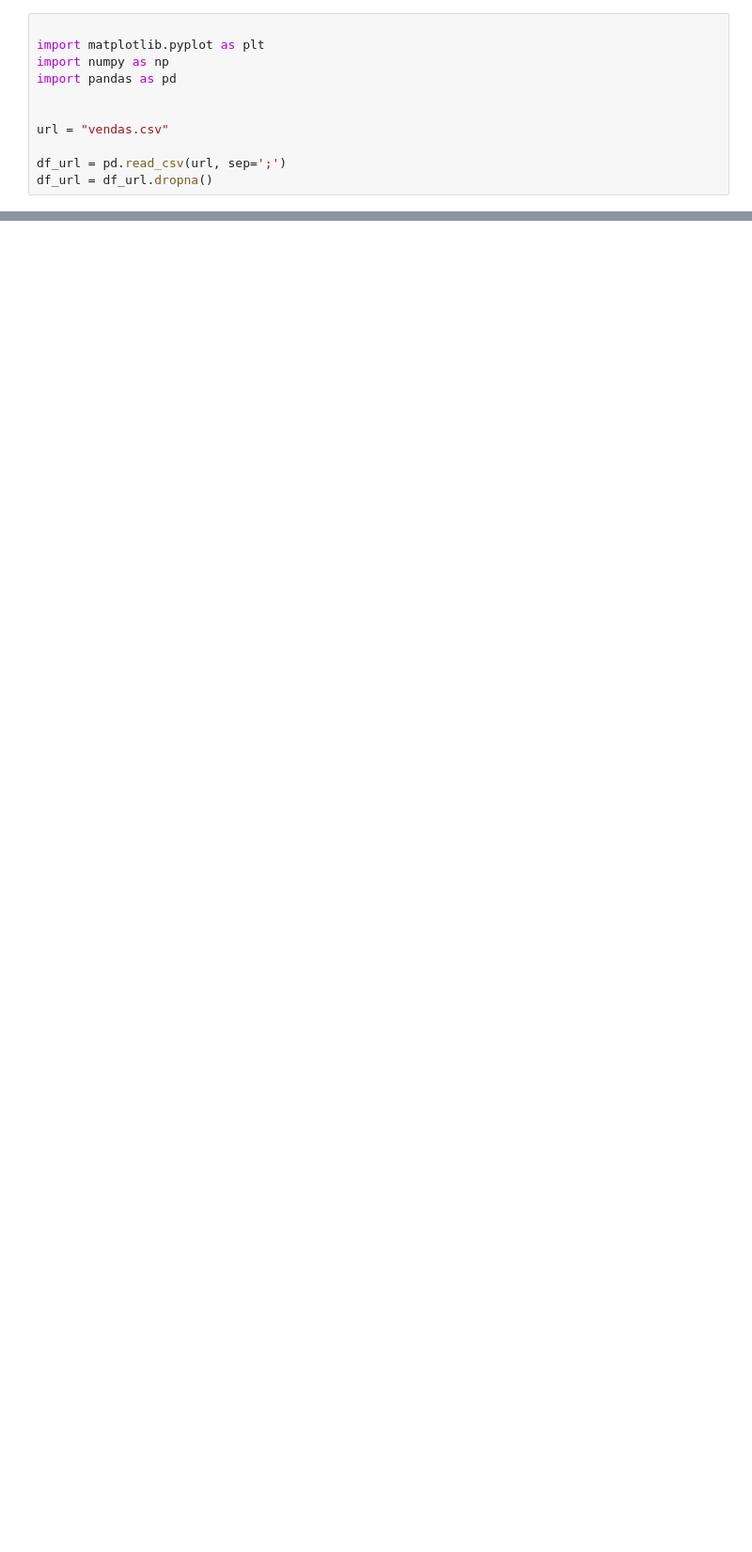
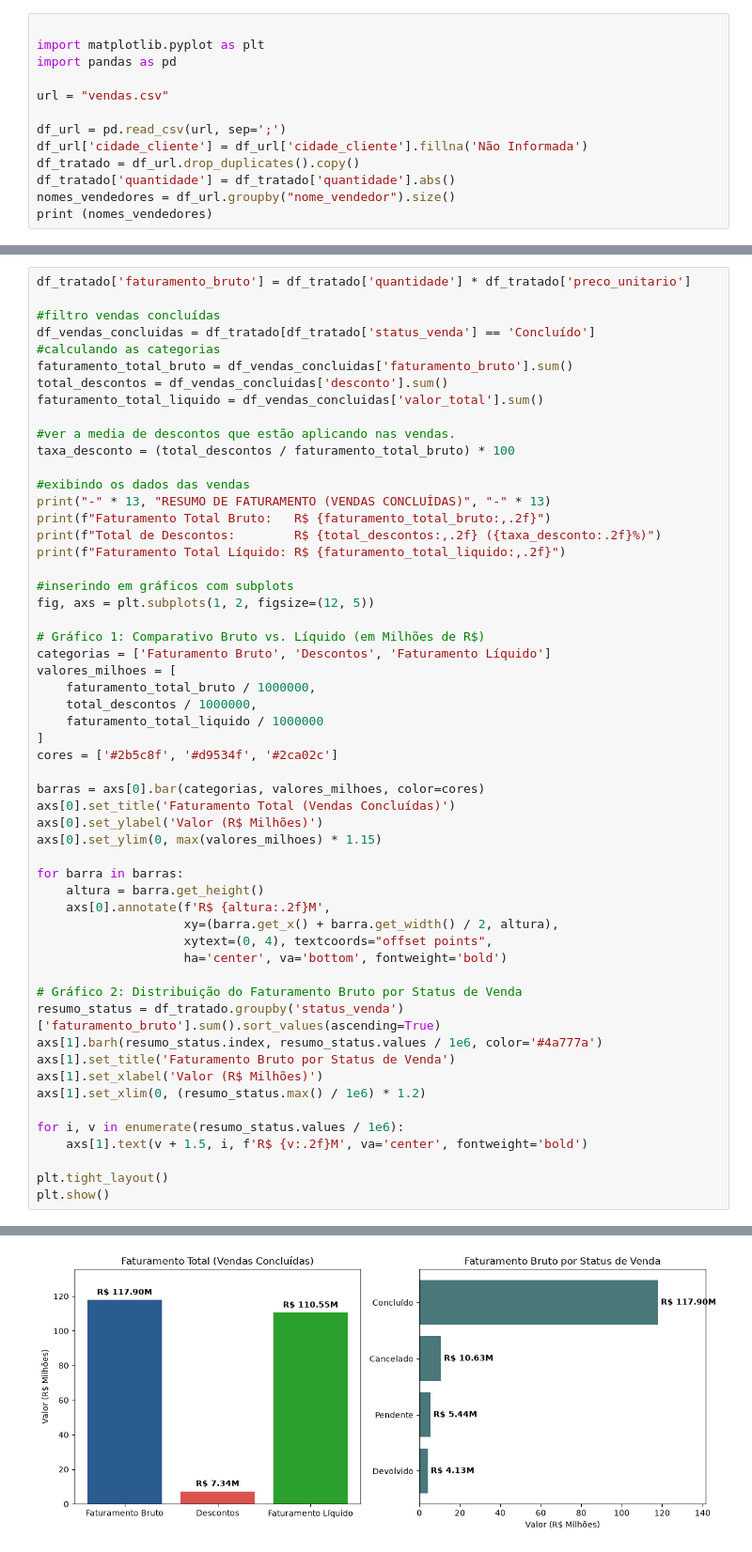
Before and after one commit to Rafaeldo15/Aulas_python, a Jupyter notebook: Projeto_Final/Projeto_1.ipynb, the cells around one changed output, grey strips where cells are left out. Shown at 94% size. Cells and saved outputs as stored; diff of their text form; blank space fills up the shorter version.

```diff
--- a/Projeto_Final/Projeto_1.ipynb
+++ b/Projeto_Final/Projeto_1.ipynb
@@ -3,11 +3,13 @@ Importando arquivo e PANDAS, NUMPY e MATPLOTLIB.
 # %%
 
 import matplotlib.pyplot as plt
-import numpy as np
 import pandas as pd
-
 
 url = "vendas.csv"
 
 df_url = pd.read_csv(url, sep=';')
-df_url = df_url.dropna()
+df_url['cidade_cliente'] = df_url['cidade_cliente'].fillna('Não Informada')
+df_tratado = df_url.drop_duplicates().copy()
+df_tratado['quantidade'] = df_tratado['quantidade'].abs()
+nomes_vendedores = df_url.groupby("nome_vendedor").size()
+print (nomes_vendedores)
@@ -63,0 +72,56 @@ None
+# %%
+df_tratado['faturamento_bruto'] = df_tratado['quantidade'] * df_tratado['preco_unitario']
+
+#filtro vendas concluídas
+df_vendas_concluidas = df_tratado[df_tratado['status_venda'] == 'Concluído']
+#calculando as categorias
+faturamento_total_bruto = df_vendas_concluidas['faturamento_bruto'].sum()
+total_descontos = df_vendas_concluidas['desconto'].sum()
+faturamento_total_liquido = df_vendas_concluidas['valor_total'].sum()
+
+#ver a media de descontos que estão aplicando nas vendas.
+taxa_desconto = (total_descontos / faturamento_total_bruto) * 100
+
+#exibindo os dados das vendas
+print("-" * 13, "RESUMO DE FATURAMENTO (VENDAS CONCLUÍDAS)", "-" * 13)
+print(f"Faturamento Total Bruto:   R$ {faturamento_total_bruto:,.2f}")
+print(f"Total de Descontos:        R$ {total_descontos:,.2f} ({taxa_desconto:.2f}%)")
+print(f"Faturamento Total Líquido: R$ {faturamento_total_liquido:,.2f}")
+
+#inserindo em gráficos com subplots
+fig, axs = plt.subplots(1, 2, figsize=(12, 5))
+
+# Gráfico 1: Comparativo Bruto vs. Líquido (em Milhões de R$)
+categorias = ['Faturamento Bruto', 'Descontos', 'Faturamento Líquido']
+valores_milhoes = [
+    faturamento_total_bruto / 1000000,
+    total_descontos / 1000000,
+    faturamento_total_liquido / 1000000
+]
+cores = ['#2b5c8f', '#d9534f', '#2ca02c']
+
+barras = axs[0].bar(categorias, valores_milhoes, color=cores)
+axs[0].set_title('Faturamento Total (Vendas Concluídas)')
+axs[0].set_ylabel('Valor (R$ Milhões)')
+axs[0].set_ylim(0, max(valores_milhoes) * 1.15)
+
+for barra in barras:
+    altura = barra.get_height()
+    axs[0].annotate(f'R$ {altura:.2f}M',
+                    xy=(barra.get_x() + barra.get_width() / 2, altura),
+                    xytext=(0, 4), textcoords="offset points",
+                    ha='center', va='bottom', fontweight='bold')
+
+# Gráfico 2: Distribuição do Faturamento Bruto por Status de Venda
+resumo_status = df_tratado.groupby('status_venda')['faturamento_bruto'].sum().sort_values(ascending=True)
+axs[1].barh(resumo_status.index, resumo_status.values / 1e6, color='#4a777a')
+axs[1].set_title('Faturamento Bruto por Status de Venda')
+axs[1].set_xlabel('Valor (R$ Milhões)')
+axs[1].set_xlim(0, (resumo_status.max() / 1e6) * 1.2)
+
+for i, v in enumerate(resumo_status.values / 1e6):
+    axs[1].text(v + 1.5, i, f'R$ {v:.2f}M', va='center', fontweight='bold')
+
+plt.tight_layout()
+plt.show()
+# %% [output]
@@ -63,0 +132 @@ None
+[figure, added]
```
Also changed, not shown: parts of 8 cells of this notebook.
